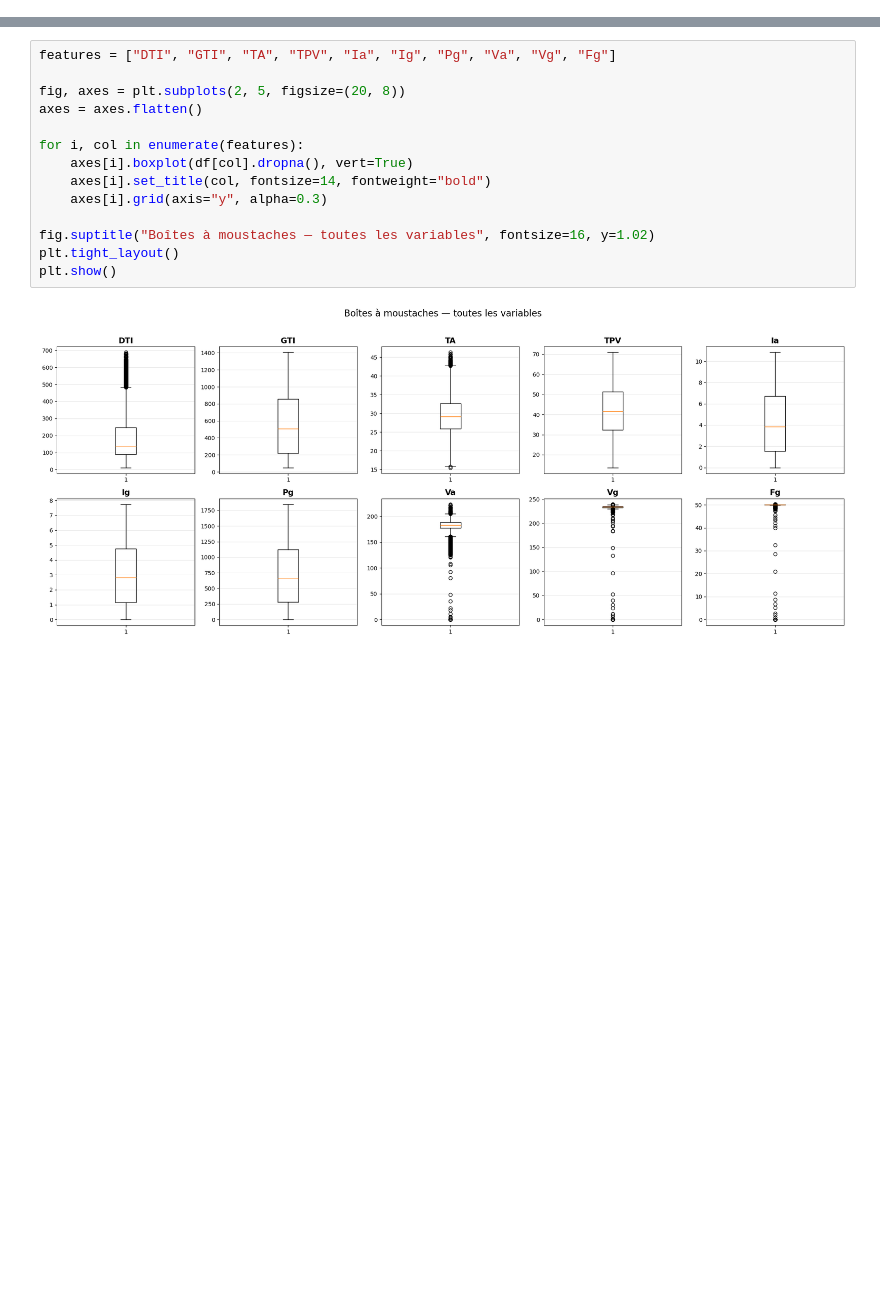
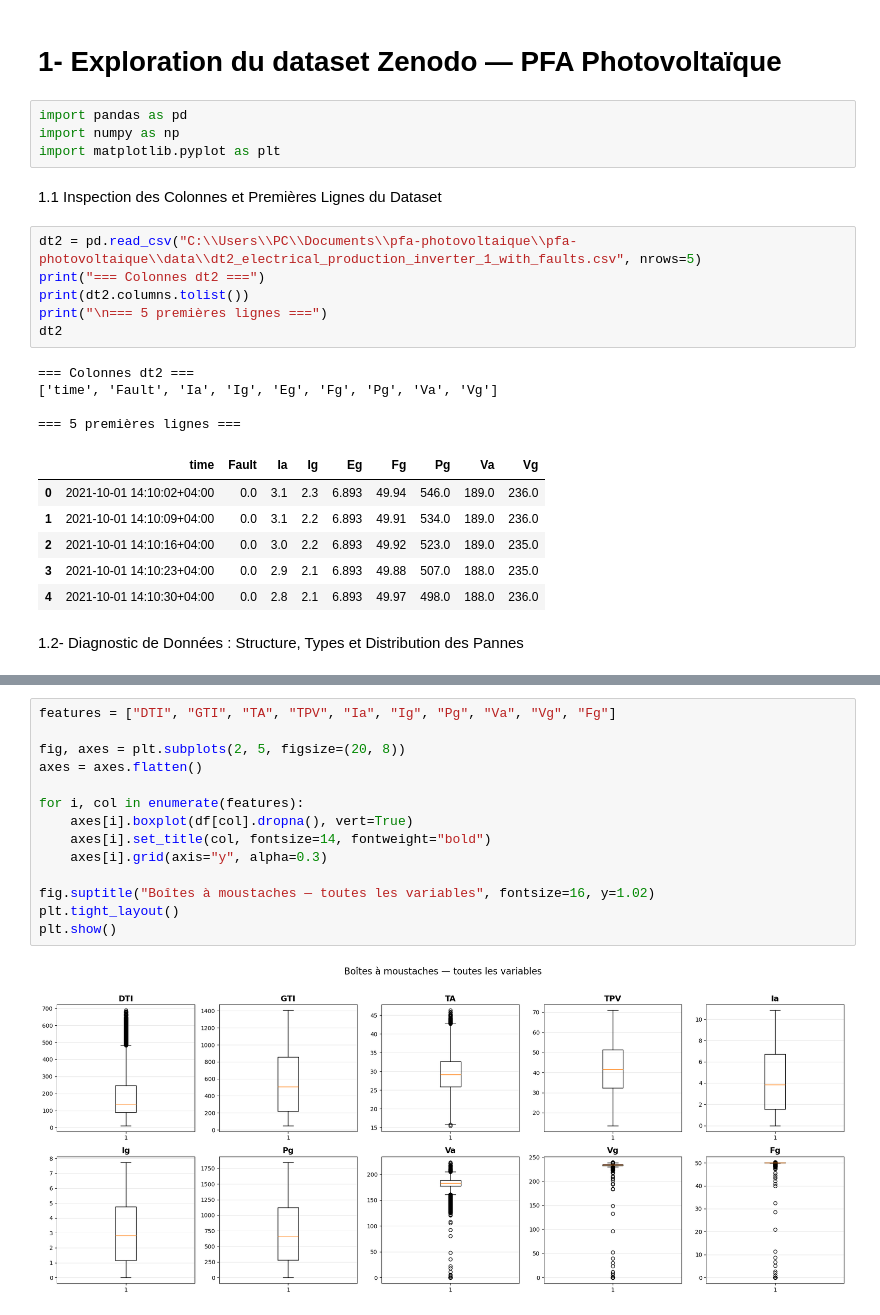
Before and after one commit to mounjimallak-bit/pfa-photovoltaique, a Jupyter notebook: notebooks/03_pretraitement.ipynb, the cells around one changed output, grey strips where cells are left out. Drawn from its saved outputs; the diff is of its cells as text; blank space fills up the shorter version.

```diff
--- a/notebooks/03_pretraitement.ipynb
+++ b/notebooks/03_pretraitement.ipynb
@@ -0,0 +1,27 @@
+# %% [markdown]
+# 1- Exploration du dataset Zenodo — PFA Photovoltaïque
+# %%
+import pandas as pd
+import numpy as np
+import matplotlib.pyplot as plt
+# %% [markdown]
+1.1 Inspection des Colonnes et Premières Lignes du Dataset
+# %%
+dt2 = pd.read_csv("C:\\Users\\PC\\Documents\\pfa-photovoltaique\\pfa-photovoltaique\\data\\dt2_electrical_production_inverter_1_with_faults.csv", nrows=5)
+print("=== Colonnes dt2 ===")
+print(dt2.columns.tolist())
+print("\n=== 5 premières lignes ===")
+dt2
+# %% [output]
+=== Colonnes dt2 ===
+['time', 'Fault', 'Ia', 'Ig', 'Eg', 'Fg', 'Pg', 'Va', 'Vg']
+
+=== 5 premières lignes ===
+|  | time | Fault | Ia | Ig | Eg | Fg | Pg | Va | Vg |
+| 0 | 2021-10-01 14:10:02+04:00 | 0.0 | 3.1 | 2.3 | 6.893 | 49.94 | 546.0 | 189.0 | 236.0 |
+| 1 | 2021-10-01 14:10:09+04:00 | 0.0 | 3.1 | 2.2 | 6.893 | 49.91 | 534.0 | 189.0 | 236.0 |
+| 2 | 2021-10-01 14:10:16+04:00 | 0.0 | 3.0 | 2.2 | 6.893 | 49.92 | 523.0 | 189.0 | 235.0 |
+| 3 | 2021-10-01 14:10:23+04:00 | 0.0 | 2.9 | 2.1 | 6.893 | 49.88 | 507.0 | 188.0 | 235.0 |
+| 4 | 2021-10-01 14:10:30+04:00 | 0.0 | 2.8 | 2.1 | 6.893 | 49.97 | 498.0 | 188.0 | 236.0 |
+# %% [markdown]
+1.2- Diagnostic de Données : Structure, Types et Distribution des Pannes
```
Also changed, not shown: parts of 30 cells of this notebook, 20 other files.
